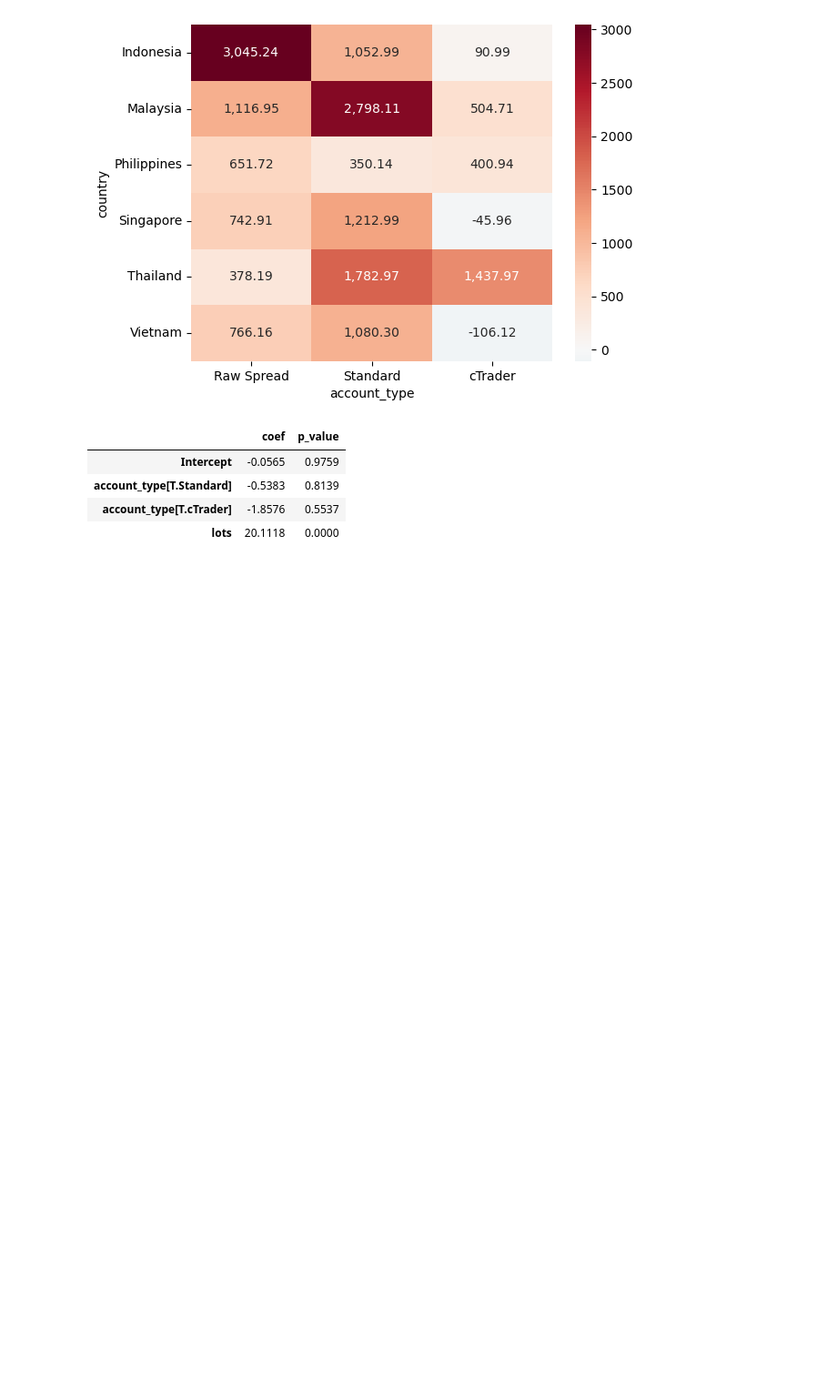
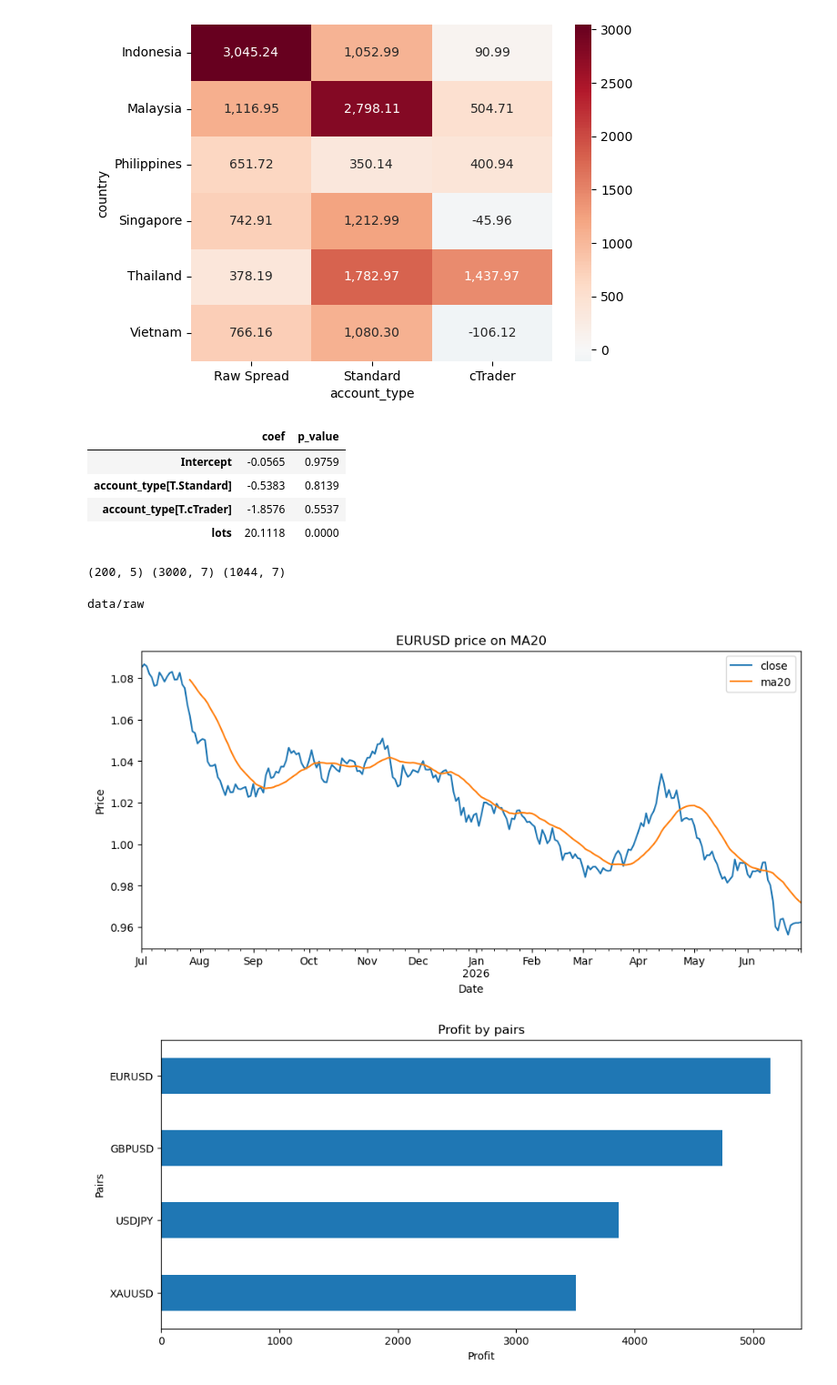
Before and after one commit to popupwhatup/fx-desk-analytics, a Jupyter notebook: analysis.ipynb, the cells around one changed output. Shown at 91% size. Saved outputs shown, nothing was run; the diff lists cells and outputs as text; code cells hidden in the pictures; blank space fills up the shorter version.

Commit message:
Add part 8.2: export to Excel and charts

```diff
--- a/analysis.ipynb
+++ b/analysis.ipynb
@@ -423,0 +410,66 @@ def add_indicators(df, window=20):
+# %%
+clients, trades, fx_daily = load_data()
+print(clients.shape, trades.shape, fx_daily.shape)
+# %% [output]
+(200, 5) (3000, 7) (1044, 7)
+# %%
+from fx_utils import DATA_DIR
+print(DATA_DIR)
+# %% [output]
+data/raw
+# %%
+summary_by_pair = trades.groupby("pair").agg(
+    total_profit = ("profit_usd", "sum"),
+    avg_profit = ("profit_usd", "mean"),
+    total_trades = ("profit_usd", "count"),
+    total_lots = ("lots", "sum")
+).sort_values(["total_lots", "total_trades"], ascending=[False, True])
+
+by_country = df.pivot_table(index="country", columns="account_type", values="profit_usd", aggfunc="sum")
+
+monthly = trades_dateindex["profit_usd"].resample("ME").sum()
+
+
+with pd.ExcelWriter("report.xlsx") as writer:
+    summary_by_pair.to_excel(writer, sheet_name="summary_by_pair")
+    by_country.to_excel(writer, sheet_name="by_country")
+    monthly.to_excel(writer, sheet_name="monthly")
+# %%
+from pathlib import Path
+import matplotlib.pyplot as plt
+
+Path("charts").mkdir(exist_ok=True)
+
+fig, ax = plt.subplots(figsize=(11,5))
+fx_eurusd[["close", "ma20"]].plot(ax=ax)
+ax.set_title("EURUSD price on MA20")
+ax.set_xlabel("Date")
+ax.set_ylabel("Price")
+fig.savefig("charts/price_ma.png", dpi=150, bbox_inches="tight")
+
+
+fig, ax = plt.subplots(figsize=(11,5))
+trades.groupby("pair")["profit_usd"].sum().sort_values(ascending=True).plot(kind="barh", ax=ax)
+ax.set_title("Profit by pairs")
+ax.set_xlabel("Profit")
+ax.set_ylabel("Pairs")
+fig.savefig("charts/profit_by_pairs.png", dpi=150, bbox_inches="tight")
+
+
+fig, ax = plt.subplots(figsize=(11,5))
+trades["profit_usd"].plot(kind="hist", bins=50, ax=ax)
+ax.set_title("Profit Histogram")
+ax.set_xlabel("Profit")
+ax.set_ylabel("Frequency")
+fig.savefig("charts/profit_hist.png", dpi=150, bbox_inches="tight")
+
+
+fig, ax = plt.subplots(figsize=(11,5))
+sns.heatmap(by_country, annot=True, fmt=",.02f", cmap="RdBu_r", center=0, ax=ax)
+ax.set_title("Total Profit by Country and Account Type")
+ax.set_xlabel("Account Types")
+ax.set_ylabel("Countries")
+fig.savefig("charts/heatmap_country.png", dpi=150, bbox_inches="tight")
+# %% [output]
+[figure, added]
+[figure, added]
```
Also changed, not shown: parts of 6 cells of this notebook, 6 other files.
